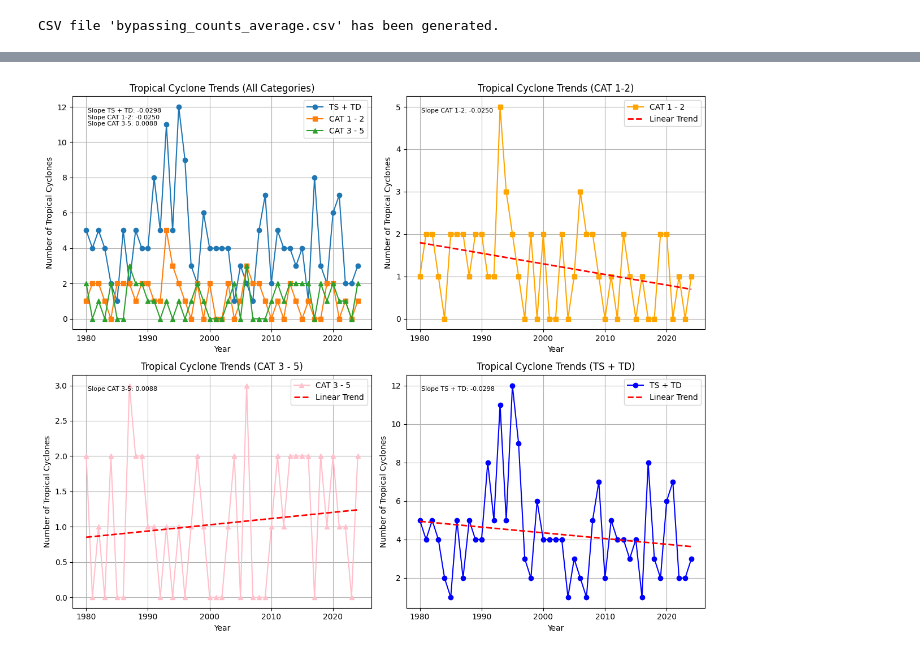
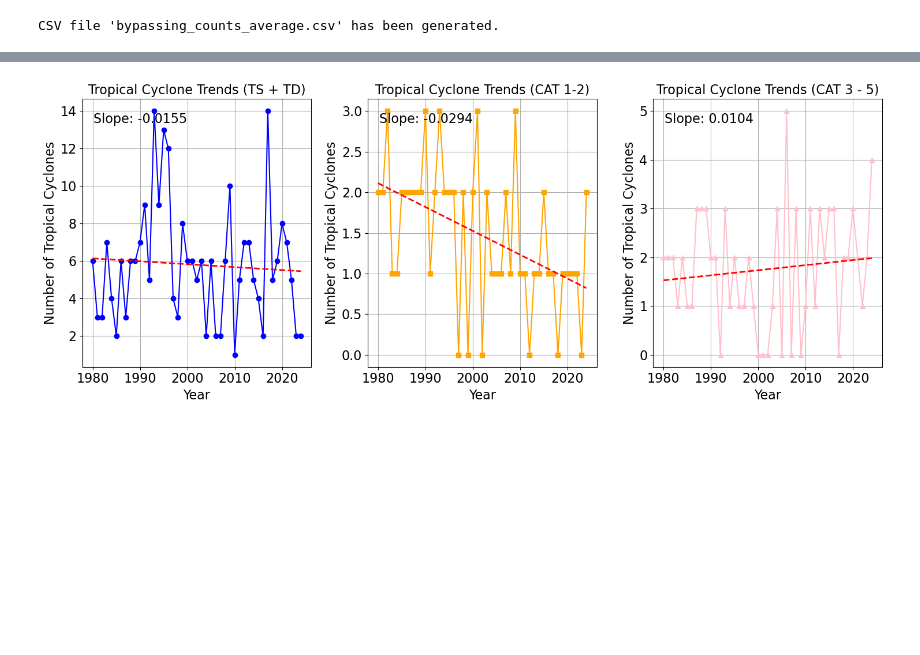
Before and after one commit to luxizhou/PH_TC_Risk, a Jupyter notebook: Project_1_Tropical_cyclon_risks_in_Philippines/01/FindTheImpactingAndLandFallNumberOfTCinPHL.ipynb, the cells around one changed output, grey strips where cells are left out. Cells and saved outputs as stored; diff of their text form; code cells hidden in the pictures; blank space fills up the shorter version.

```diff
--- a/Project_1_Tropical_cyclon_risks_in_Philippines/01/FindTheImpactingAndLandFallNumberOfTCinPHL.ipynb
+++ b/Project_1_Tropical_cyclon_risks_in_Philippines/01/FindTheImpactingAndLandFallNumberOfTCinPHL.ipynb
@@ -18,8 +18,8 @@ from shapely.geometry import Point
 import warnings
 warnings.filterwarnings('ignore')
 # %%
-tc_points = gpd.read_file("IBTrACS.WP.list.v04r01.points.shp")
-lines = gpd.read_file("IBTrACS.WP.list.v04r01.lines.shp")
+tc_points = gpd.read_file(r'C:\Users\luxi\OneDrive - Peak Reinsurance Company Ltd\Documents\ClimateRisk\TC\00 - Data\IBTrACS.WP.list.v04r01.points\IBTrACS.WP.list.v04r01.points.shp')
+lines = gpd.read_file(r'C:\Users\luxi\OneDrive - Peak Reinsurance Company Ltd\Documents\ClimateRisk\TC\00 - Data\IBTrACS.WP.list.v04r01.lines\IBTrACS.WP.list.v04r01.lines.shp')
 phl_buffer = gpd.read_file("PHL_1degree_buffer.shp")
 phl_land = gpd.read_file("PHL_adm0.shp")
 # %%
@@ -140,9 +134,11 @@ landfall_counts['CAT 1 - 2'] = landfall_counts[['Category 1','Category 2']].sum(
 impacting_counts['CAT 3 - 5'] = impacting_counts[['Category 3','Category 4','Category 5']].sum(axis=1)
 landfall_counts['CAT 3 - 5'] = landfall_counts[['Category 3','Category 4','Category 5']].sum(axis=1)
 
+impacting_counts['All'] = impacting_counts[['TS + TD','CAT 1','CAT 2','CAT 3','CAT 4','CAT 5']].sum(axis=1)
+landfall_counts['All'] = landfall_counts[['TS + TD','CAT 1','CAT 2','CAT 3','CAT 4','CAT 5']].sum(axis=1)
 
 # Reorder columns
-categories = ['TS + TD','CAT 1','CAT 2','CAT 3','CAT 4','CAT 5','CAT 1 - 2','CAT 3 - 5',]
+categories = ['TS + TD','CAT 1','CAT 2','CAT 3','CAT 4','CAT 5','CAT 1 - 2','CAT 3 - 5','All']
 impacting_counts = impacting_counts[categories]
 landfall_counts = landfall_counts[categories]
 # %%
@@ -496,77 +351,69 @@ plt.show()
 # %%
 # Create figure with 4 subplots
-fig, ((ax1, ax2), (ax3, ax4)) = plt.subplots(2, 2, figsize=(12, 10))
-
-# Plot 1: TS + TD, CAT 1-2, CAT 3-5
-ax1.plot(landfall_counts.index, landfall_counts['TS + TD'], label='TS + TD', marker='o')
-ax1.plot(landfall_counts.index, landfall_counts['CAT 1 - 2'], label='CAT 1 - 2', marker='s')
-ax1.plot(landfall_counts.index, landfall_counts['CAT 3 - 5'], label='CAT 3 - 5', marker='^')
-ax1.set_title('Tropical Cyclone Trends (All Categories)')
-ax1.set_xlabel('Year')
-ax1.set_ylabel('Number of Tropical Cyclones')
-ax1.legend()
-ax1.grid(True)
+fig, ((ax4,ax2, ax3)) = plt.subplots(1, 3, figsize=(15, 6))
 
 # Calculate slopes for Plot 1
-slope_ts_td = calculate_slope(landfall_counts.index, landfall_counts['TS + TD'])
-slope_cat1_3 = calculate_slope(landfall_counts.index, landfall_counts['CAT 1 - 2'])
-slope_cat4_5 = calculate_slope(landfall_counts.index, landfall_counts['CAT 3 - 5'])
-ax1.text(0.05, 0.95, f'Slope TS + TD: {slope_ts_td:.4f}\nSlope CAT 1-2: {slope_cat1_3:.4f}\nSlope CAT 3-5: {slope_cat4_5:.4f}',
-         transform=ax1.transAxes, fontsize=8, verticalalignment='top')
+#slope_ts_td = calculate_slope(impacting_counts.index, impacting_counts['TS + TD'])
+#slope_cat1_2 = calculate_slope(impacting_counts.index, impacting_counts['CAT 1 - 2'])
+#slope_cat3_5 = calculate_slope(impacting_counts.index, impacting_counts['CAT 3 - 5'])
+#ax1.text(0.05, 0.95, f'Slope TS + TD: {slope_ts_td:.4f}\nSlope CAT 1-2: {slope_cat1_3:.4f}\nSlope CAT 3-5: {slope_cat4_5:.4f}',
+#         transform=ax1.transAxes, fontsize=16, verticalalignment='top')
 
 # Plot 2: CAT 1-2 only
-ax2.plot(landfall_counts.index, landfall_counts['CAT 1 - 2'], label='CAT 1 - 2', marker='s', color='orange')
-ax2.set_title('Tropical Cyclone Trends (CAT 1-2)')
-ax2.set_xlabel('Year')
-ax2.set_ylabel('Number of Tropical Cyclones')
+ax2.plot(impacting_counts.index, impacting_counts['CAT 1 - 2'], label='CAT 1 - 2', marker='s', color='orange')
+ax2.set_title('Tropical Cyclone Trends (CAT 1-2)', fontsize=16)
+ax2.set_xlabel('Year', fontsize=16)
+ax2.set_ylabel('Number of Tropical Cyclones', fontsize=16)
 # Calculate linear trend
-z = np.polyfit(landfall_counts.index, landfall_counts['CAT 1 - 2'], 1)
+z = np.polyfit(impacting_counts.index, impacting_counts['CAT 1 - 2'], 1)
 p = np.poly1d(z)
-ax2.plot(landfall_counts.index, p(landfall_counts.index),
+ax2.plot(impacting_counts.index, p(impacting_counts.index),
          color='red', linestyle='--', linewidth=2, label='Linear Trend')
-ax2.legend()
+#ax2.legend(fontsize=16)
 ax2.grid(True)
-ax2.text(0.05, 0.95, f'Slope CAT 1-2: {slope_cat1_3B:.4f}', transform=ax2.transAxes, fontsize=8, verticalalignment='top')
+ax2.text(0.05, 0.95, f'Slope: {z[0]:.4f}', transform=ax2.transAxes, fontsize=16, verticalalignment='top')
+ax2.tick_params(axis='both', which='major', labelsize=16)
 
 # Plot 3: CAT 3 - 5 only
-ax3.plot(landfall_counts.index, landfall_counts['CAT 3 - 5'], label='CAT 3 - 5', marker='^', color='pink')
-ax3.set_title('Tropical Cyclone Trends (CAT 3 - 5)')
-ax3.set_xlabel('Year')
-ax3.set_ylabel('Number of Tropical Cyclones')
+ax3.plot(impacting_counts.index, impacting_counts['CAT 3 - 5'], label='CAT 3 - 5', marker='^', color='pink')
+ax3.set_title('Tropical Cyclone Trends (CAT 3 - 5)', fontsize=16)
+ax3.set_xlabel('Year', fontsize=16)
+ax3.set_ylabel('Number of Tropical Cyclones', fontsize=16)
 # Calculate linear trend
-z = np.polyfit(landfall_counts.index, landfall_counts['CAT 3 - 5'], 1)
+z = np.polyfit(impacting_counts.index, impacting_counts['CAT 3 - 5'], 1)
 p = np.poly1d(z)
-ax3.plot(landfall_counts.index, p(landfall_counts.index),
+ax3.plot(impacting_counts.index, p(impacting_counts.index),
          color='red', linestyle='--', linewidth=2, label='Linear Trend')
-
-ax3.legend()
+#ax3.legend(fontsize=16)
 ax3.grid(True)
-ax3.text(0.05, 0.95, f'Slope CAT 3-5: {slope_cat4_5C:.4f}', transform=ax3.transAxes, fontsize=8, verticalalignment='top')
+ax3.text(0.05, 0.95, f'Slope: {z[0]:.4f}', transform=ax3.transAxes, fontsize=16, verticalalignment='top')
+ax3.tick_params(axis='both', which='major', labelsize=16)
 
 # Plot 4: TS + TD only
-ax4.plot(landfall_counts.index, landfall_counts['TS + TD'], label='TS + TD', marker='o', color='blue')
-ax4.set_title('Tropical Cyclone Trends (TS + TD)')
-ax4.set_xlabel('Year')
-ax4.set_ylabel('Number of Tropical Cyclones')
+ax4.plot(impacting_counts.index, impacting_counts['TS + TD'], label='TS + TD', marker='o', color='blue')
+ax4.set_title('Tropical Cyclone Trends (TS + TD)', fontsize=16)
+ax4.set_xlabel('Year', fontsize=16)
+ax4.set_ylabel('Number of Tropical Cyclones', fontsize=16)
+
 # Calculate linear trend
-z = np.polyfit(landfall_counts.index, landfall_counts['TS + TD'], 1)
+z = np.polyfit(impacting_counts.index, impacting_counts['TS + TD'], 1)
 p = np.poly1d(z)
-ax4.plot(landfall_counts.index, p(landfall_counts.index),
+ax4.plot(impacting_counts.index, p(impacting_counts.index),
          color='red', linestyle='--', linewidth=2, label='Linear Trend')
-
-ax4.legend()
+#ax4.legend(fontsize=16)
 ax4.grid(True)
-ax4.text(0.05, 0.95, f'Slope TS + TD: {slope_ts_tdA:.4f}', transform=ax4.transAxes, fontsize=8, verticalalignment='top')
+ax4.text(0.05, 0.95, f'Slope: {z[0]:.4f}', transform=ax4.transAxes, fontsize=16, verticalalignment='top')
+ax4.tick_params(axis='both', which='major', labelsize=16)
 
 # Adjust layout to prevent overlap
 plt.tight_layout()
-
 plt.show()
+fig.savefig('TC_frequency_trends_by_category.png', bbox_inches='tight')
 
 # Print slopes
-print("Slopes of the trend lines:")
-print(f"TS + TD: {slope_ts_tdA:.4f}")
-print(f"CAT 1-2: {slope_cat1_3B:.4f} ")
-print(f"CAT 3-5: {slope_cat4_5C:.4f} ")
+#print("Slopes of the trend lines:")
+#print(f"TS + TD: {slope_ts_td:.4f}")
+#print(f"CAT 1-2: {slope_cat1_3:.4f} ")
+#print(f"CAT 3-5: {slope_cat4_5:.4f} ")
 # %% [output]
-[figure, old version]
+[figure, new version]
```
Also changed, not shown: parts of 27 cells of this notebook, 4 other files.
